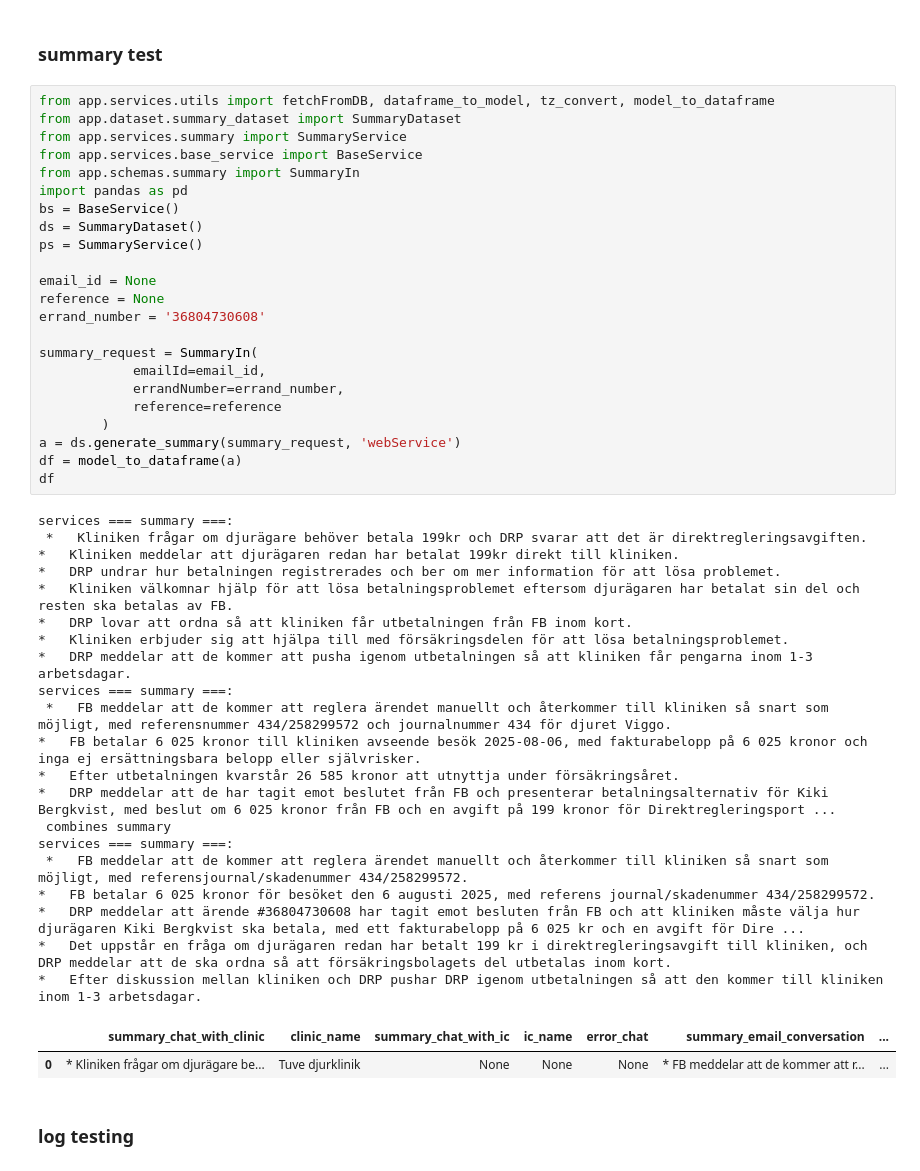
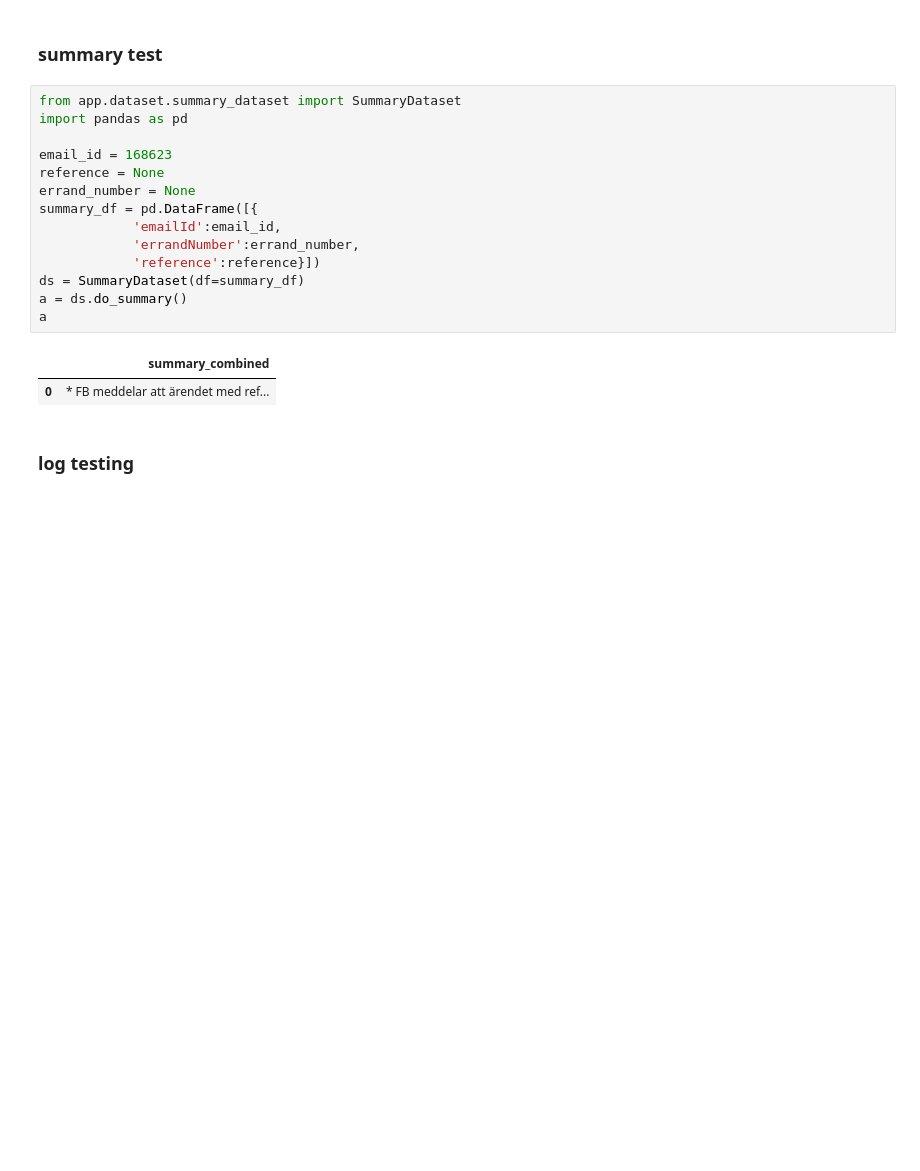
Before and after one commit to Jacque008/email_fastAPI, a Jupyter notebook: test.ipynb, the cells around one changed output. Cells and saved outputs as stored; diff of their text form; blank space fills up the shorter version.

Commit message:
simplify dataset

```diff
--- a/test.ipynb
+++ b/test.ipynb
@@ -584,51 +555,22 @@ g
 # %% [markdown]
 ### summary test
 # %%
-from app.services.utils import fetchFromDB, dataframe_to_model, tz_convert, model_to_dataframe
 from app.dataset.summary_dataset import SummaryDataset
-from app.services.summary import SummaryService
-from app.services.base_service import BaseService
-from app.schemas.summary import SummaryIn
 import pandas as pd
-bs = BaseService()
-ds = SummaryDataset()
-ps = SummaryService()
 
-email_id = None
+email_id = 168623
 reference = None
-errand_number = '36804730608'
-
-summary_request = SummaryIn(
-            emailId=email_id,
-            errandNumber=errand_number,
-            reference=reference
-        )
-a = ds.generate_summary(summary_request, 'webService')
-df = model_to_dataframe(a)
-df
+errand_number = None
+summary_df = pd.DataFrame([{
+            'emailId':email_id,
+            'errandNumber':errand_number,
+            'reference':reference}])
+ds = SummaryDataset(df=summary_df)
+a = ds.do_summary()
+a
 # %% [output]
-services === summary ===:
- *   Kliniken frågar om djurägare behöver betala 199kr och DRP svarar att det är direktregleringsavgiften.
-*   Kliniken meddelar att djurägaren redan har betalat 199kr direkt till kliniken.
-*   DRP undrar hur betalningen registrerades och ber om mer information för att lösa problemet.
-*   Kliniken välkomnar hjälp för att lösa betalningsproblemet eftersom djurägaren har betalat sin del och resten ska betalas av FB.
-*   DRP lovar att ordna så att kliniken får utbetalningen från FB inom kort.
-*   Kliniken erbjuder sig att hjälpa till med försäkringsdelen för att lösa betalningsproblemet.
-*   DRP meddelar att de kommer att pusha igenom utbetalningen så att kliniken får pengarna inom 1-3 arbetsdagar.
-services === summary ===:
- *   FB meddelar att de kommer att reglera ärendet manuellt och återkommer till kliniken så snart som möjligt, med referensnummer 434/258299572 och journalnummer 434 för djuret Viggo.
-*   FB betalar 6 025 kronor till kliniken avseende besök 2025-08-06, med fakturabelopp på 6 025 kronor och inga ej ersättningsbara belopp eller självrisker.
-*   Efter utbetalningen kvarstår 26 585 kronor att utnyttja under försäkringsåret.
-*   DRP meddelar att de har tagit emot beslutet från FB och presenterar betalningsalternativ för Kiki Bergkvist, med beslut om 6 025 kronor från FB och en avgift på 199 kronor för Direktregleringsport ...
- combines summary
-services === summary ===:
- *   FB meddelar att de kommer att reglera ärendet manuellt och återkommer till kliniken så snart som möjligt, med referensjournal/skadenummer 434/258299572.
-*   FB betalar 6 025 kronor för besöket den 6 augusti 2025, med referens journal/skadenummer 434/258299572.
-*   DRP meddelar att ärende #36804730608 har tagit emot besluten från FB och att kliniken måste välja hur djurägaren Kiki Bergkvist ska betala, med ett fakturabelopp på 6 025 kr och en avgift för Dire ...
-*   Det uppstår en fråga om djurägaren redan har betalt 199 kr i direktregleringsavgift till kliniken, och DRP meddelar att de ska ordna så att försäkringsbolagets del utbetalas inom kort.
-*   Efter diskussion mellan kliniken och DRP pushar DRP igenom utbetalningen så att den kommer till kliniken inom 1-3 arbetsdagar.
-|  | summary_chat_with_clinic | clinic_name | summary_chat_with_ic | ic_name | error_chat | summary_email_conversation | ... |
-| 0 | * Kliniken frågar om djurägare be... | Tuve djurklinik | None | None | None | * FB meddelar att de kommer att r... | ... |
+|  | summary_combined |
+| 0 | * FB meddelar att ärendet med ref... |
 # %% [markdown]
 ### log testing
 # %%
```
Also changed, not shown: parts of 8 cells of this notebook, 21 other files.
